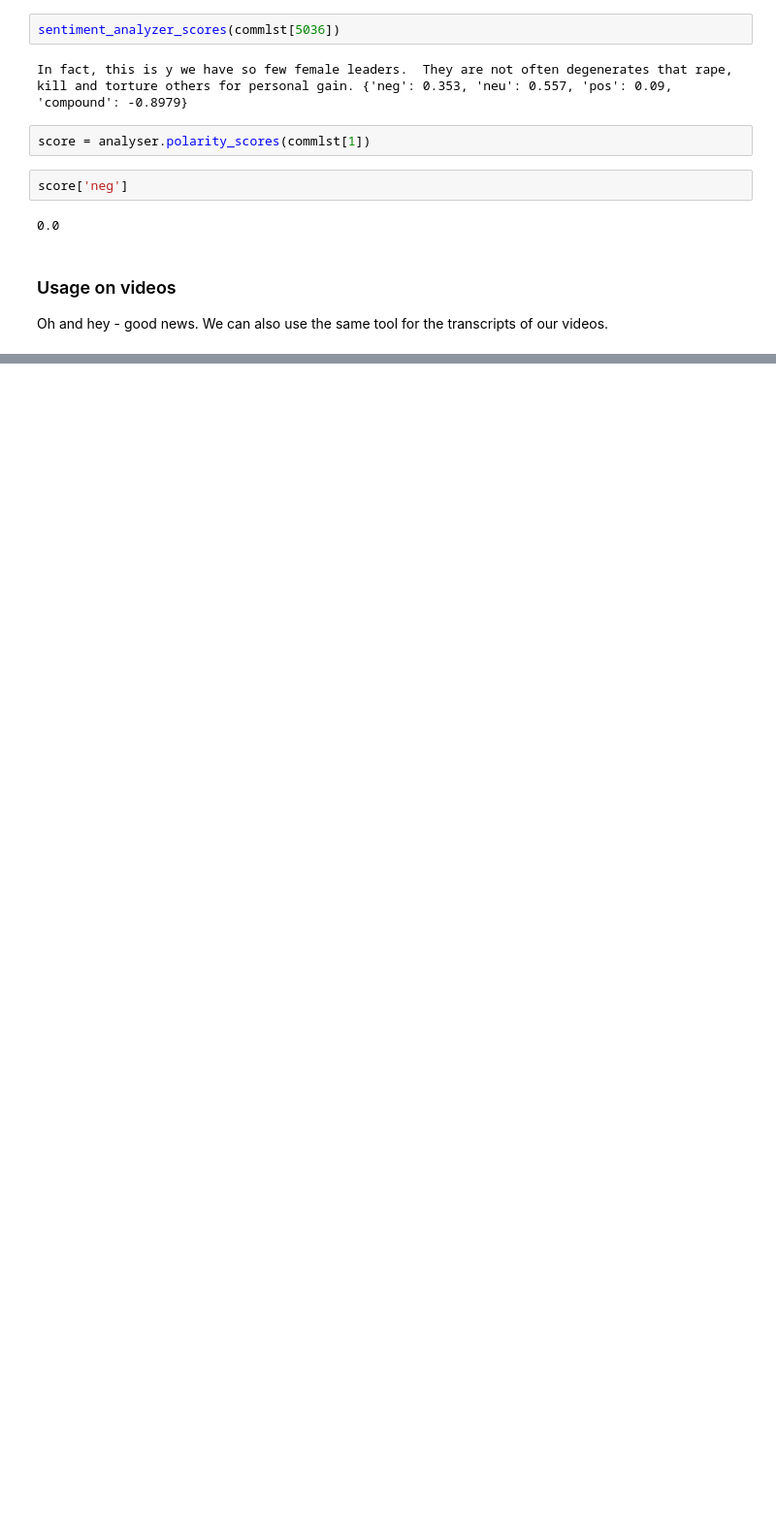
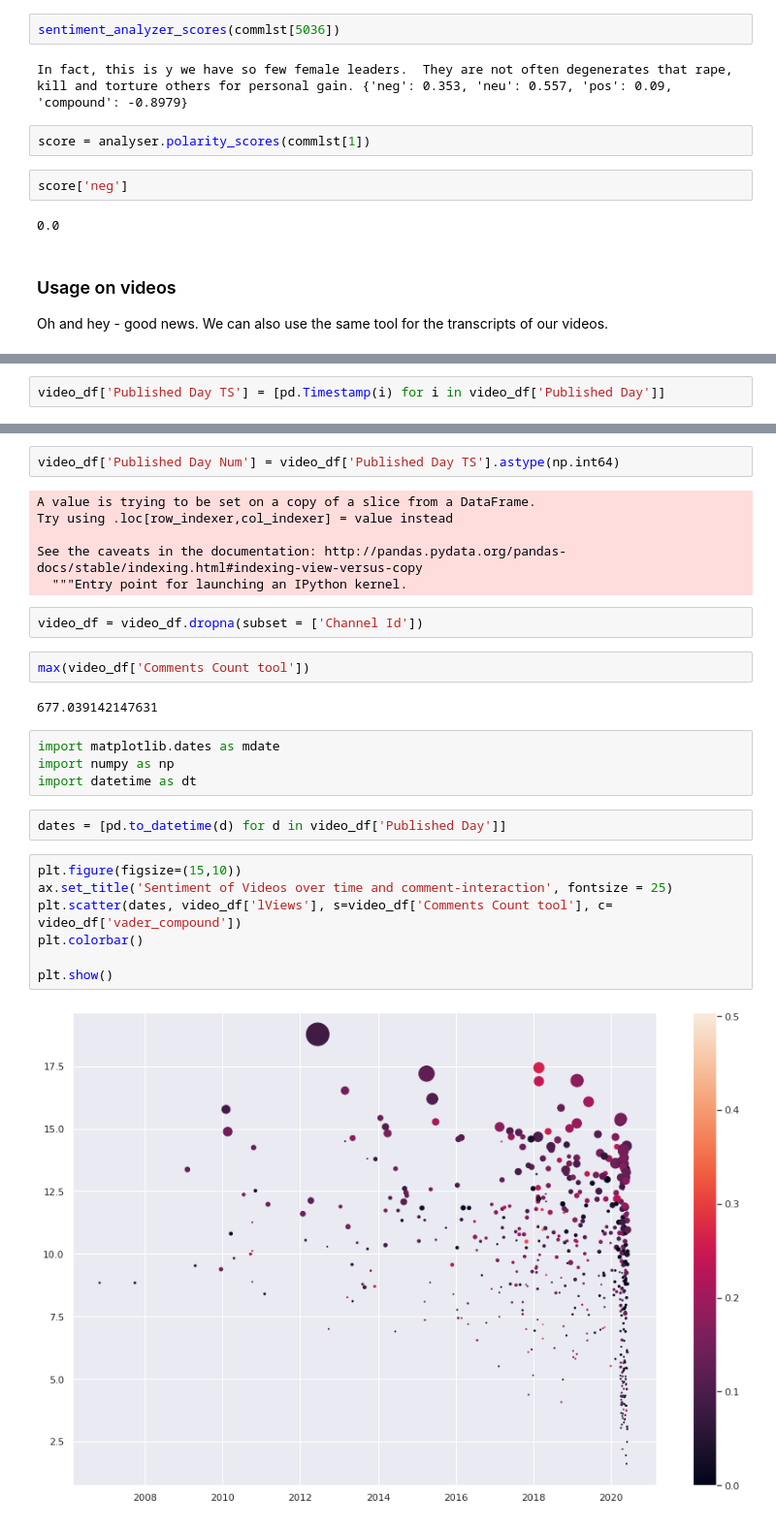
Before and after one commit to Projekt-Textanalyse/DataAnalysis, a Jupyter notebook: Sentiment general approach.ipynb, the cells around one changed output, grey strips where cells are left out. Shown: that part at 97% size. Drawn from its saved outputs; the diff is of its cells as text; blank space fills up the shorter version.

Commit message:
presentable exploratives visualized

```diff
--- a/Sentiment general approach.ipynb
+++ b/Sentiment general approach.ipynb
@@ -53,0 +120,2 @@ I wrote a letter last week talking about the work of the foundation, sharing som
+# %%
+video_df['Published Day TS'] = [pd.Timestamp(i) for i in video_df['Published Day']]
@@ -53,0 +128,29 @@ I wrote a letter last week talking about the work of the foundation, sharing som
+# %%
+video_df['Published Day Num'] = video_df['Published Day TS'].astype(np.int64)
+# %% [output]
+A value is trying to be set on a copy of a slice from a DataFrame.
+Try using .loc[row_indexer,col_indexer] = value instead
+
+See the caveats in the documentation: http://pandas.pydata.org/pandas-docs/stable/indexing.html#indexing-view-versus-copy
+  """Entry point for launching an IPython kernel.
+# %%
+video_df = video_df.dropna(subset = ['Channel Id'])
+# %%
+max(video_df['Comments Count tool'])
+# %% [output]
+677.039142147631
+# %%
+import matplotlib.dates as mdate
+import numpy as np
+import datetime as dt
+# %%
+dates = [pd.to_datetime(d) for d in video_df['Published Day']]
+# %%
+plt.figure(figsize=(15,10))
+ax.set_title('Sentiment of Videos over time and comment-interaction', fontsize = 25)
+plt.scatter(dates, video_df['lViews'], s=video_df['Comments Count tool'], c= video_df['vader_compound'])
+plt.colorbar()
+
+plt.show()
+# %% [output]
+[figure, added]
```
Also changed, not shown: parts of 26 cells of this notebook, 2 other files.
